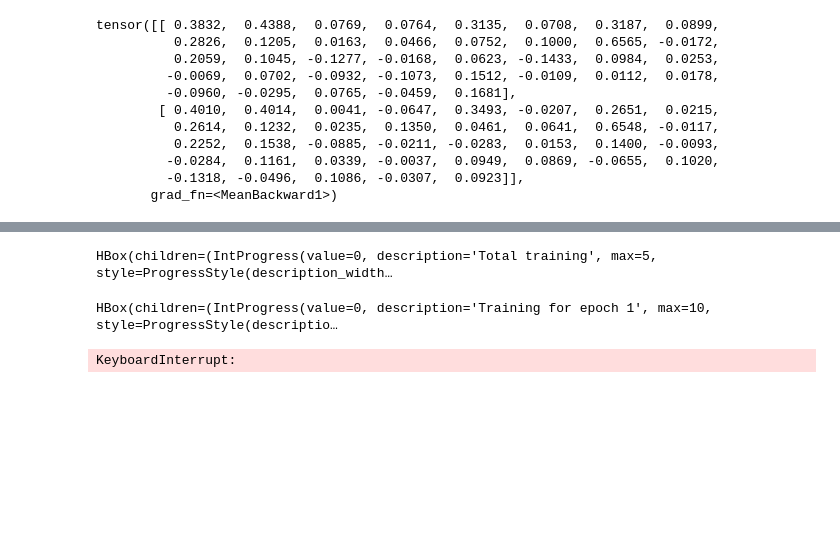
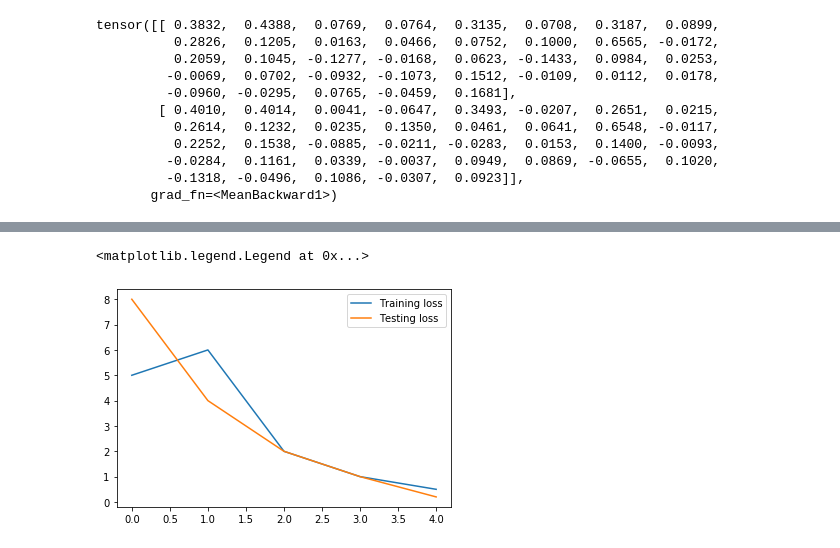
Before and after one commit to al-jshen/galaxyzoo, a Jupyter notebook: Untitled.ipynb, the cells around one changed output, grey strips where cells are left out. Drawn from its saved outputs; the diff is of its cells as text; code cells hidden in the pictures; blank space fills up the shorter version.

```diff
--- a/Untitled.ipynb
+++ b/Untitled.ipynb
@@ -233,5 +282,17 @@ test_losses = []
+# %%
+plt.plot(train_losses, label="Training loss")
+plt.plot(test_losses, label="Testing loss")
+plt.legend()
+# %% [output]
+<matplotlib.legend.Legend at 0x...>
+[figure, added]
 # %%
-epochs = 5
+# more training with entire net unfrozen
+
+for param in model.parameters():
+    param.requires_grad = True
+
+epochs = 20
 
 for e in trange(epochs, desc='Total training'):
     model.train()
@@ -269,7 +330,3 @@ for e in trange(epochs, desc='Total training'):
     else:
         if test_loss <= test_losses[-1]:
             torch.save(model, f'galaxyzoo.pt')
-# %% [output]
-HBox(children=(IntProgress(value=0, description='Total training', max=5, style=ProgressStyle(description_width…
-HBox(children=(IntProgress(value=0, description='Training for epoch 1', max=10, style=ProgressStyle(descriptio…
-KeyboardInterrupt:
```
Also changed, not shown: parts of 2 cells of this notebook.
